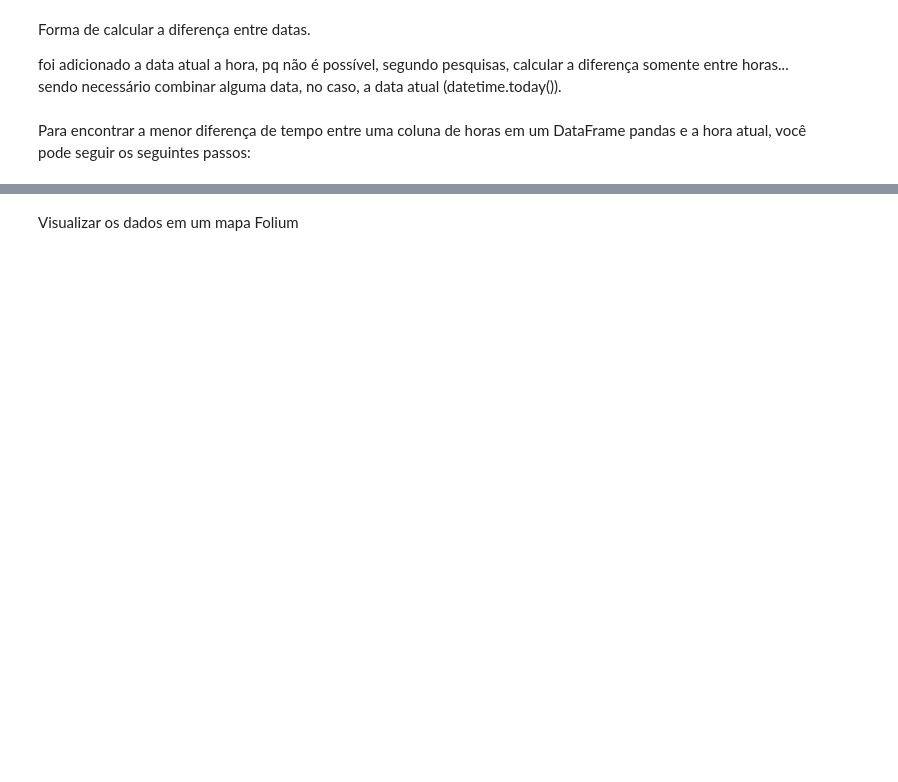
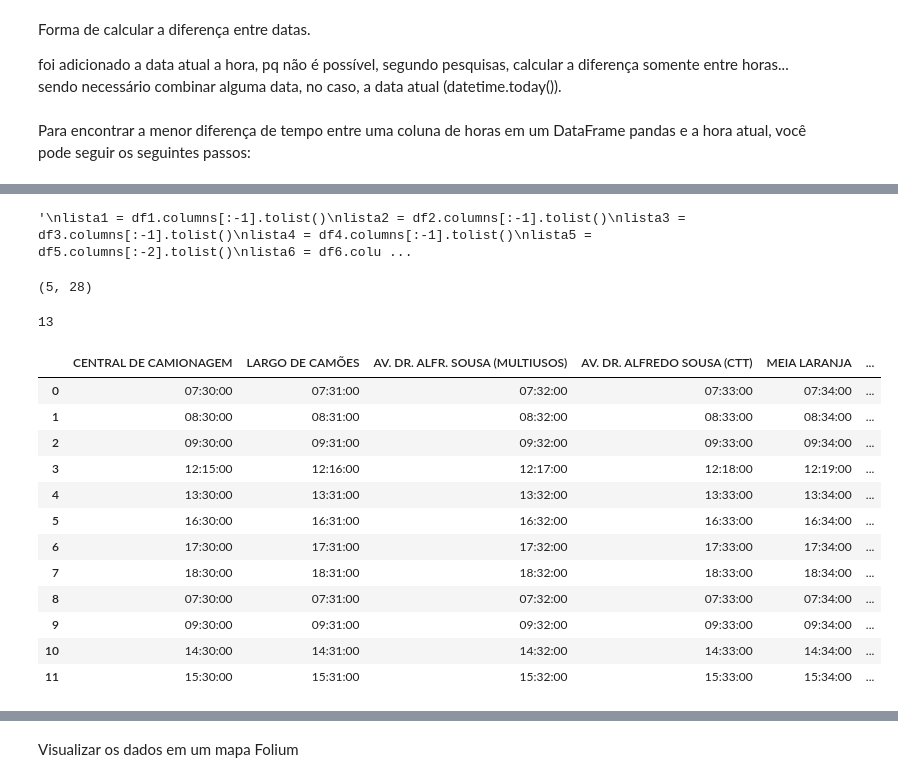
Before and after one commit to guivieiratorres/portfolio, a Jupyter notebook: main.ipynb, the cells around one changed output, grey strips where cells are left out. Drawn from its saved outputs; the diff is of its cells as text; code cells hidden in the pictures; blank space fills up the shorter version.

Commit message:
edições laços (ref sabado) da func HoraAutocarro

```diff
--- a/main.ipynb
+++ b/main.ipynb
@@ -162,0 +135,28 @@ See the caveats in the documentation: https://pandas.pydata.org/pandas-docs/stab
+# %%
+'''
+lista1 = df1.columns[:-1].tolist()
+lista2 = df2.columns[:-1].tolist()
+lista3 = df3.columns[:-1].tolist()
+lista4 = df4.columns[:-1].tolist()
+lista5 = df5.columns[:-2].tolist()
+lista6 = df6.columns[:-2].tolist()
+
+lista_total= lista1 + lista2 + lista3 + lista4 + lista5 + lista6
+
+lista_total = list(set(lista_total)) #deletando valores duplicados
+
+
+minha_string = nome_paragem
+presente = False
+
+
+for nome_paragem in lista_total:
+    if minha_string == nome_paragem:
+        presente = True
+        break
+
+if presente == False:
+    print("Paragem não existe.")
+'''
+# %% [output]
+'\nlista1 = df1.columns[:-1].tolist()\nlista2 = df2.columns[:-1].tolist()\nlista3 = df3.columns[:-1].tolist()\nlista4 = df4.columns[:-1].tolist()\nlista5 = df5.columns[:-2].tolist()\nlista6 = df6.colu ...
@@ -162,0 +165,24 @@ See the caveats in the documentation: https://pandas.pydata.org/pandas-docs/stab
+# %%
+dfs_sabado.shape
+# %% [output]
+(5, 28)
+# %%
+df1['sabado'].value_counts().sum()
+# %% [output]
+13
+# %%
+df3.head(100)
+# %% [output]
+|  | CENTRAL DE CAMIONAGEM | LARGO DE CAMÕES | AV. DR. ALFR. SOUSA (MULTIUSOS) | AV. DR. ALFREDO SOUSA (CTT) | MEIA LARANJA | ... |
+| 0 | 07:30:00 | 07:31:00 | 07:32:00 | 07:33:00 | 07:34:00 | ... |
+| 1 | 08:30:00 | 08:31:00 | 08:32:00 | 08:33:00 | 08:34:00 | ... |
+| 2 | 09:30:00 | 09:31:00 | 09:32:00 | 09:33:00 | 09:34:00 | ... |
+| 3 | 12:15:00 | 12:16:00 | 12:17:00 | 12:18:00 | 12:19:00 | ... |
+| 4 | 13:30:00 | 13:31:00 | 13:32:00 | 13:33:00 | 13:34:00 | ... |
+| 5 | 16:30:00 | 16:31:00 | 16:32:00 | 16:33:00 | 16:34:00 | ... |
+| 6 | 17:30:00 | 17:31:00 | 17:32:00 | 17:33:00 | 17:34:00 | ... |
+| 7 | 18:30:00 | 18:31:00 | 18:32:00 | 18:33:00 | 18:34:00 | ... |
+| 8 | 07:30:00 | 07:31:00 | 07:32:00 | 07:33:00 | 07:34:00 | ... |
+| 9 | 09:30:00 | 09:31:00 | 09:32:00 | 09:33:00 | 09:34:00 | ... |
+| 10 | 14:30:00 | 14:31:00 | 14:32:00 | 14:33:00 | 14:34:00 | ... |
+| 11 | 15:30:00 | 15:31:00 | 15:32:00 | 15:33:00 | 15:34:00 | ... |
```
Also changed, not shown: parts of 11 cells of this notebook.
